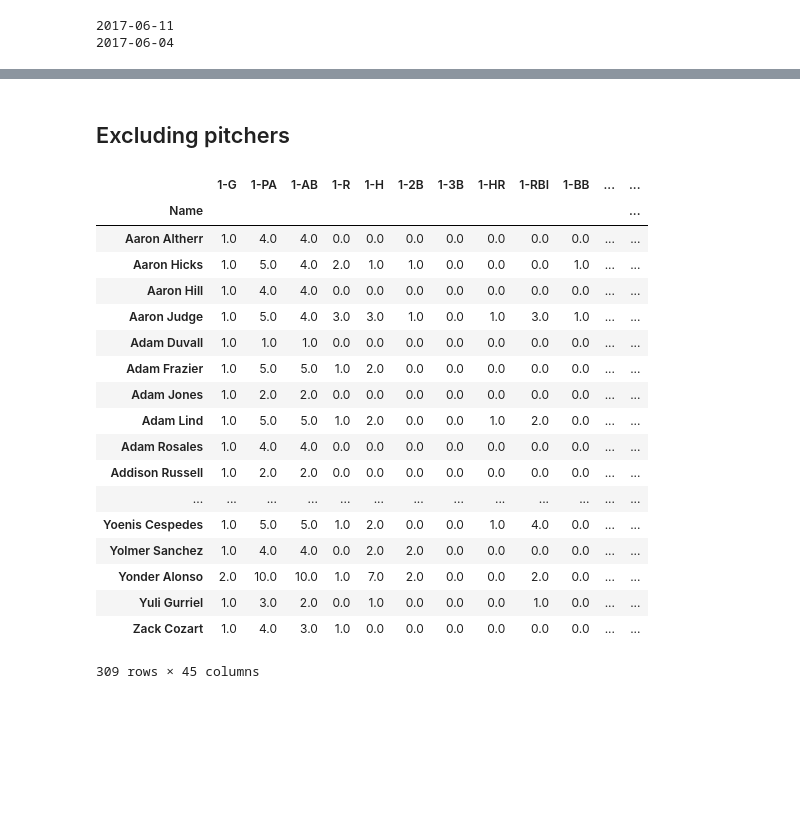
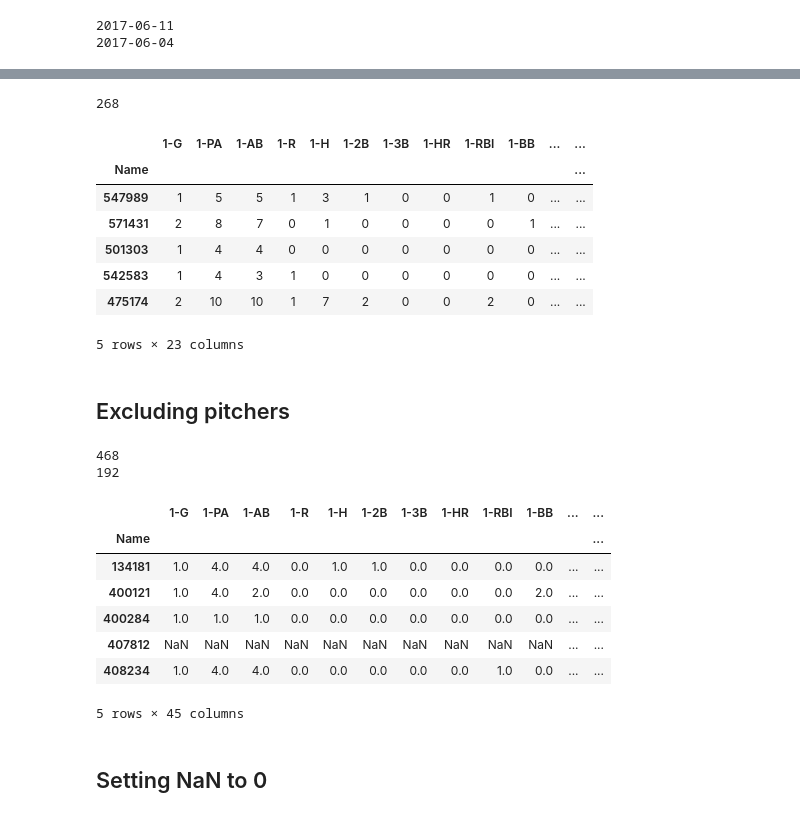
Before and after one commit to mdrews93/FantasyBaseball, a Jupyter notebook: Pybaseball-Exploration.ipynb, the cells around one changed output, grey strips where cells are left out. Drawn from its saved outputs; the diff is of its cells as text; code cells hidden in the pictures; blank space fills up the shorter version.

```diff
--- a/Pybaseball-Exploration.ipynb
+++ b/Pybaseball-Exploration.ipynb
@@ -132,30 +119,54 @@ new_results.head()
+# %%
+print(len(new_results))
+new_results.head()
+# %% [output]
+268
+|  | 1-G | 1-PA | 1-AB | 1-R | 1-H | 1-2B | 1-3B | 1-HR | 1-RBI | 1-BB | ... | ... |
+| Name |  |  |  |  |  |  |  |  |  |  |  | ... |
+| 547989 | 1 | 5 | 5 | 1 | 3 | 1 | 0 | 0 | 1 | 0 | ... | ... |
+| 571431 | 2 | 8 | 7 | 0 | 1 | 0 | 0 | 0 | 0 | 1 | ... | ... |
+| 501303 | 1 | 4 | 4 | 0 | 0 | 0 | 0 | 0 | 0 | 0 | ... | ... |
+| 542583 | 1 | 4 | 3 | 1 | 0 | 0 | 0 | 0 | 0 | 0 | ... | ... |
+| 475174 | 2 | 10 | 10 | 1 | 7 | 2 | 0 | 0 | 2 | 0 | ... | ... |
+5 rows × 23 columns
 # %%
 # TODO: set NaN to 0
 # TODO: for one day, get fd_dataframe. do it again for the next day, then reset_index, remove names, and append dfs
 # %% [markdown]
 ## Excluding pitchers
-# %%
-pitchers = pitching_stats(2018, qual=10)["Name"].tolist()
-# %%
-pruned_df = new_results.drop(pitchers)
-pruned_df
-# %% [output]
-|  | 1-G | 1-PA | 1-AB | 1-R | 1-H | 1-2B | 1-3B | 1-HR | 1-RBI | 1-BB | ... | ... |
-| Name |  |  |  |  |  |  |  |  |  |  |  | ... |
-| Aaron Altherr | 1.0 | 4.0 | 4.0 | 0.0 | 0.0 | 0.0 | 0.0 | 0.0 | 0.0 | 0.0 | ... | ... |
-| Aaron Hicks | 1.0 | 5.0 | 4.0 | 2.0 | 1.0 | 1.0 | 0.0 | 0.0 | 0.0 | 1.0 | ... | ... |
-| Aaron Hill | 1.0 | 4.0 | 4.0 | 0.0 | 0.0 | 0.0 | 0.0 | 0.0 | 0.0 | 0.0 | ... | ... |
-| Aaron Judge | 1.0 | 5.0 | 4.0 | 3.0 | 3.0 | 1.0 | 0.0 | 1.0 | 3.0 | 1.0 | ... | ... |
-| Adam Duvall | 1.0 | 1.0 | 1.0 | 0.0 | 0.0 | 0.0 | 0.0 | 0.0 | 0.0 | 0.0 | ... | ... |
-| Adam Frazier | 1.0 | 5.0 | 5.0 | 1.0 | 2.0 | 0.0 | 0.0 | 0.0 | 0.0 | 0.0 | ... | ... |
-| Adam Jones | 1.0 | 2.0 | 2.0 | 0.0 | 0.0 | 0.0 | 0.0 | 0.0 | 0.0 | 0.0 | ... | ... |
-| Adam Lind | 1.0 | 5.0 | 5.0 | 1.0 | 2.0 | 0.0 | 0.0 | 1.0 | 2.0 | 0.0 | ... | ... |
-| Adam Rosales | 1.0 | 4.0 | 4.0 | 0.0 | 0.0 | 0.0 | 0.0 | 0.0 | 0.0 | 0.0 | ... | ... |
-| Addison Russell | 1.0 | 2.0 | 2.0 | 0.0 | 0.0 | 0.0 | 0.0 | 0.0 | 0.0 | 0.0 | ... | ... |
-| ... | ... | ... | ... | ... | ... | ... | ... | ... | ... | ... | ... | ... |
-| Yoenis Cespedes | 1.0 | 5.0 | 5.0 | 1.0 | 2.0 | 0.0 | 0.0 | 1.0 | 4.0 | 0.0 | ... | ... |
-| Yolmer Sanchez | 1.0 | 4.0 | 4.0 | 0.0 | 2.0 | 2.0 | 0.0 | 0.0 | 0.0 | 0.0 | ... | ... |
-| Yonder Alonso | 2.0 | 10.0 | 10.0 | 1.0 | 7.0 | 2.0 | 0.0 | 0.0 | 2.0 | 0.0 | ... | ... |
-| Yuli Gurriel | 1.0 | 3.0 | 2.0 | 0.0 | 1.0 | 0.0 | 0.0 | 0.0 | 1.0 | 0.0 | ... | ... |
-| Zack Cozart | 1.0 | 4.0 | 3.0 | 1.0 | 0.0 | 0.0 | 0.0 | 0.0 | 0.0 | 0.0 | ... | ... |
-309 rows × 45 columns
+# %%
+pitchers_17 = pitching_stats_by_id(2017, qual=3)["Name"].tolist()
+pitchers_18 = pitching_stats_by_id(2018, qual=3)["Name"].tolist()
+# %%
+def drop_pitchers(dataframe, pitchers):
+    """
+    :param dataframe: dataframe of players and stats
+    :param pitchers: list of BBRef IDs for pitchers
+    """
+    return dataframe.drop(pitchers, errors='ignore')
+# %%
+today = datetime.date(2017, 7, 20)
+yesterday = datetime.date(2017, 7, 19)
+
+df2 = construct_multi_duration_dataframe(today, [day, week])
+print(len(df2))
+df2 = add_fantasy_points(today, df2)
+df2 = remove_nan_fd_points(df2)
+df2 = drop_pitchers(df2, pitchers_17)
+print(len(df2))
+# %% [output]
+468
+192
+# %%
+df2.head()
+# %% [output]
+|  | 1-G | 1-PA | 1-AB | 1-R | 1-H | 1-2B | 1-3B | 1-HR | 1-RBI | 1-BB | ... | ... |
+| Name |  |  |  |  |  |  |  |  |  |  |  | ... |
+| 134181 | 1.0 | 4.0 | 4.0 | 0.0 | 1.0 | 1.0 | 0.0 | 0.0 | 0.0 | 0.0 | ... | ... |
+| 400121 | 1.0 | 4.0 | 2.0 | 0.0 | 0.0 | 0.0 | 0.0 | 0.0 | 0.0 | 2.0 | ... | ... |
+| 400284 | 1.0 | 1.0 | 1.0 | 0.0 | 0.0 | 0.0 | 0.0 | 0.0 | 0.0 | 0.0 | ... | ... |
+| 407812 | NaN | NaN | NaN | NaN | NaN | NaN | NaN | NaN | NaN | NaN | ... | ... |
+| 408234 | 1.0 | 4.0 | 4.0 | 0.0 | 0.0 | 0.0 | 0.0 | 0.0 | 1.0 | 0.0 | ... | ... |
+5 rows × 45 columns
+# %% [markdown]
+## Setting NaN to 0
```
Also changed, not shown: parts of 30 cells of this notebook, 3 other files.
